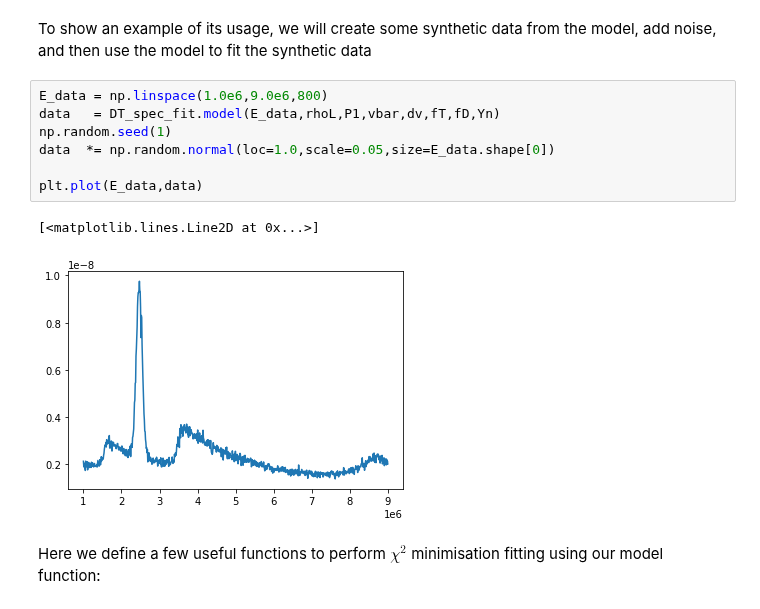
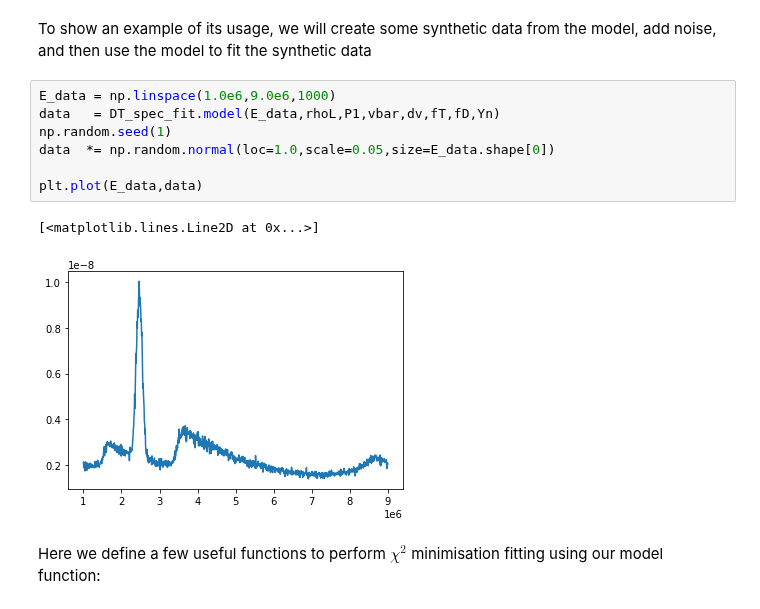
Before and after one commit to aidancrilly/NeSST, a Jupyter notebook: example/NeSST Guide.ipynb, the cells around one changed output. Drawn from its saved outputs; the diff is of its cells as text.

Commit message:
Upping data points in fitting exercise

```diff
--- a/example/NeSST Guide.ipynb
+++ b/example/NeSST Guide.ipynb
@@ -407,15 +407,15 @@ plt.plot(E,DT_spec_fit.model(E,rhoL,P1,vbar,dv,fT,fD,Yn))
 # %% [markdown]
 To show an example of its usage, we will create some synthetic data from the model, add noise, and then use the model to fit the synthetic data
 # %%
-E_data = np.linspace(1.0e6,9.0e6,800)
+E_data = np.linspace(1.0e6,9.0e6,1000)
 data   = DT_spec_fit.model(E_data,rhoL,P1,vbar,dv,fT,fD,Yn)
 np.random.seed(1)
 data  *= np.random.normal(loc=1.0,scale=0.05,size=E_data.shape[0])
 
 plt.plot(E_data,data)
 # %% [output]
 [<matplotlib.lines.Line2D at 0x...>]
-[figure, old version]
+[figure, new version]
 # %% [markdown]
 Here we define a few useful functions to perform $\chi^2$ minimisation fitting using our model function:
 # %%
```
Also changed, not shown: parts of 1 cell of this notebook.
